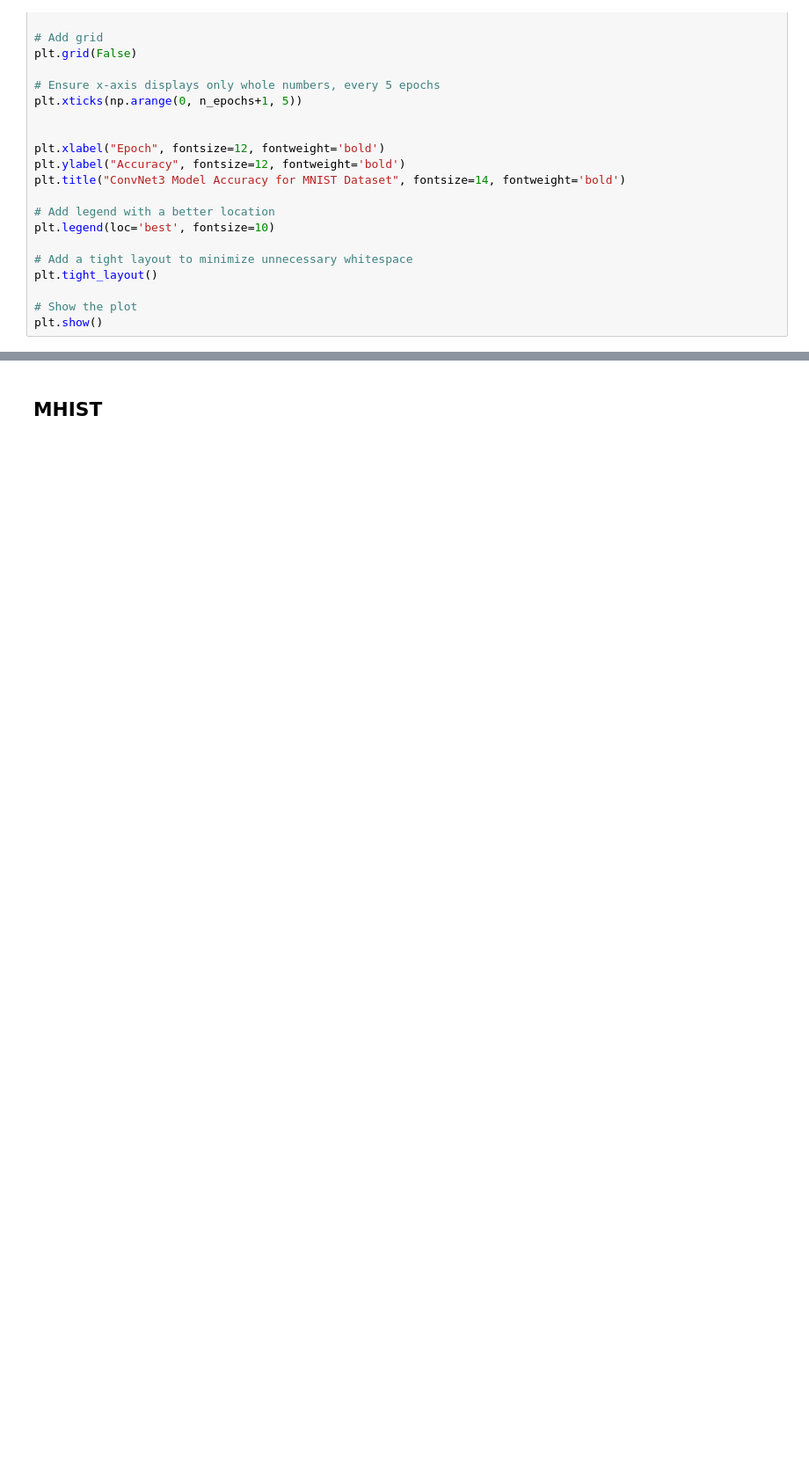
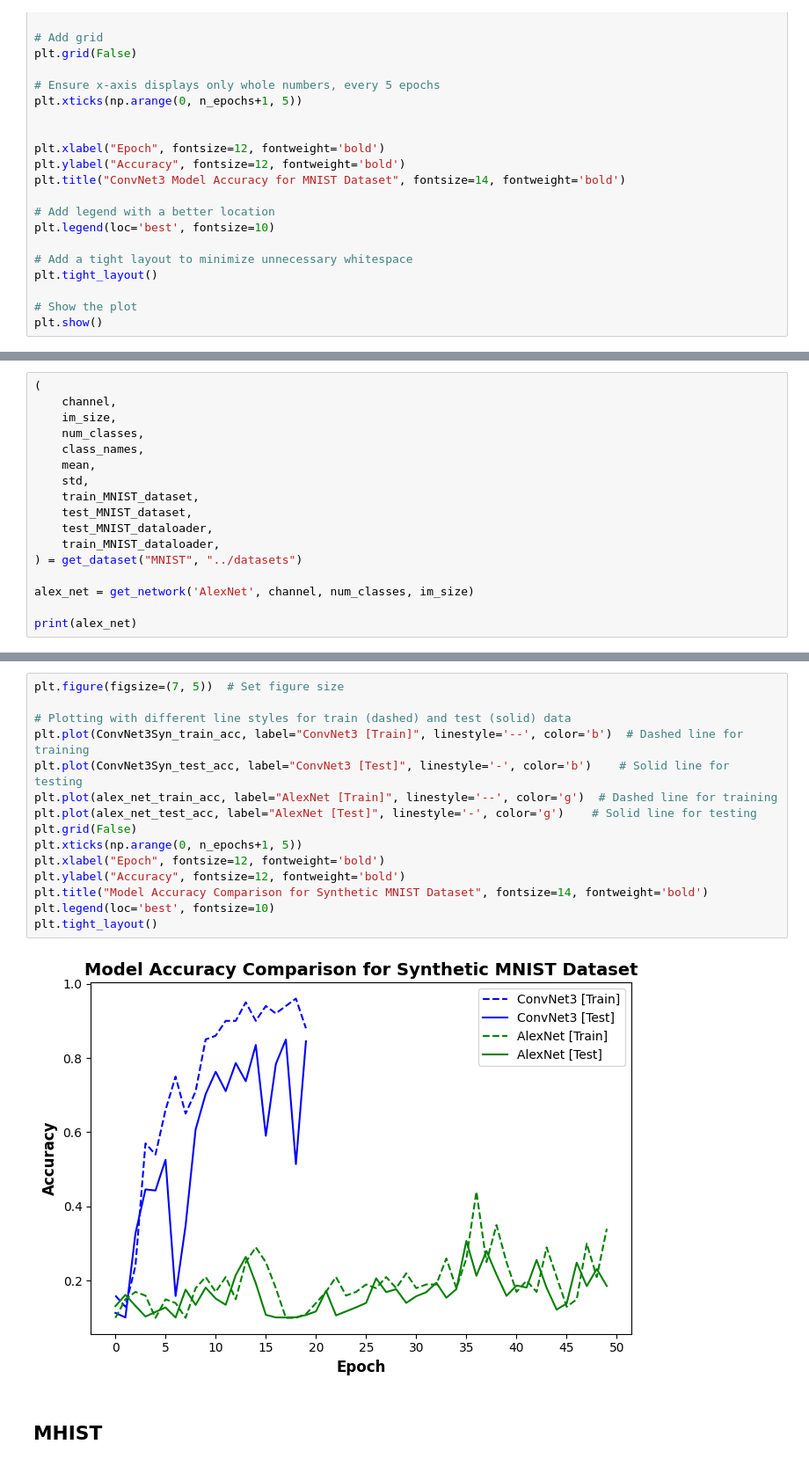
Before and after one commit to Swapnil949/ECE1512_2024F_ProjectRepo_SwapnilPatel, a Jupyter notebook: project_A/src/task1.ipynb, the cells around one changed output, grey strips where cells are left out. Shown at 88% size. Cells and saved outputs as stored; diff of their text form; blank space fills up the shorter version.

```diff
--- a/project_A/src/task1.ipynb
+++ b/project_A/src/task1.ipynb
@@ -1866,0 +1921,17 @@ plt.show()
+# %%
+(
+    channel,
+    im_size,
+    num_classes,
+    class_names,
+    mean,
+    std,
+    train_MNIST_dataset,
+    test_MNIST_dataset,
+    test_MNIST_dataloader,
+    train_MNIST_dataloader,
+) = get_dataset("MNIST", "../datasets")
+
+alex_net = get_network('AlexNet', channel, num_classes, im_size)
+
+print(alex_net)
@@ -1867,2 +2006,19 @@ plt.show()
+# %%
+plt.figure(figsize=(7, 5))  # Set figure size
+
+# Plotting with different line styles for train (dashed) and test (solid) data
+plt.plot(ConvNet3Syn_train_acc, label="ConvNet3 [Train]", linestyle='--', color='b')  # Dashed line for training
+plt.plot(ConvNet3Syn_test_acc, label="ConvNet3 [Test]", linestyle='-', color='b')    # Solid line for testing
+plt.plot(alex_net_train_acc, label="AlexNet [Train]", linestyle='--', color='g')  # Dashed line for training
+plt.plot(alex_net_test_acc, label="AlexNet [Test]", linestyle='-', color='g')    # Solid line for testing
+plt.grid(False)
+plt.xticks(np.arange(0, n_epochs+1, 5))
+plt.xlabel("Epoch", fontsize=12, fontweight='bold')
+plt.ylabel("Accuracy", fontsize=12, fontweight='bold')
+plt.title("Model Accuracy Comparison for Synthetic MNIST Dataset", fontsize=14, fontweight='bold')
+plt.legend(loc='best', fontsize=10)
+plt.tight_layout()
+# %% [output]
+[figure, added]
 # %% [markdown]
 ## MHIST
```
Also changed, not shown: parts of 27 cells of this notebook.
